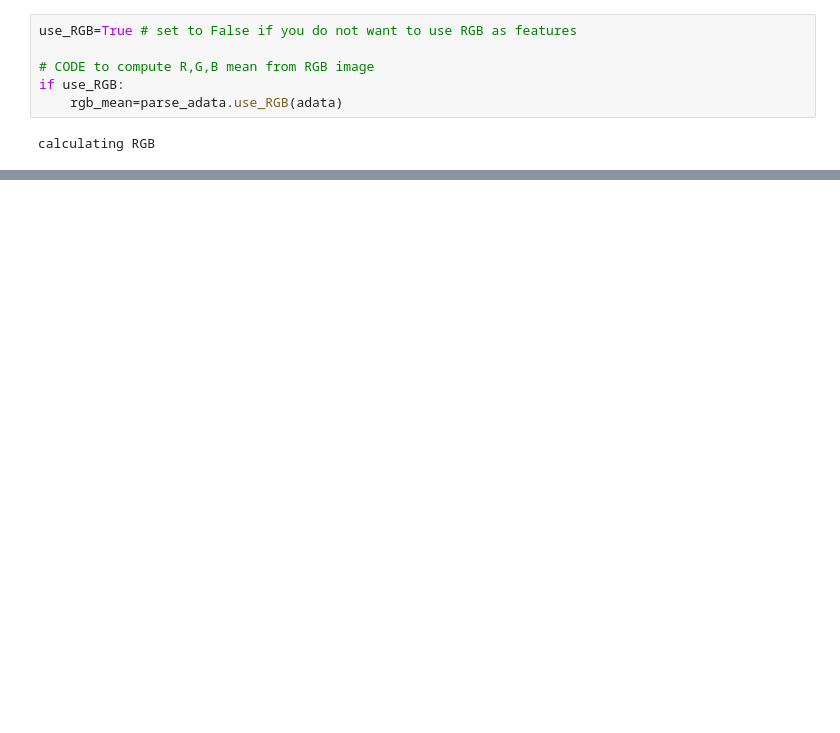
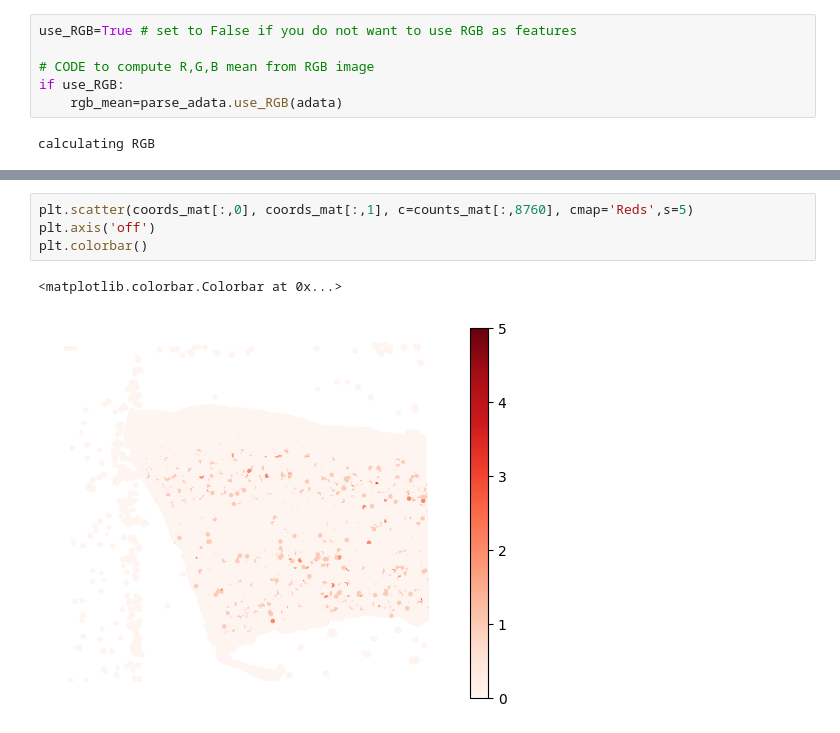
Before and after one commit to ScheWann/Loom, a Jupyter notebook: Python/gaston_tutorial.ipynb, the cells around one changed output, grey strips where cells are left out. Saved outputs shown, nothing was run; the diff lists cells and outputs as text; blank space fills up the shorter version.

```diff
--- a/Python/gaston_tutorial.ipynb
+++ b/Python/gaston_tutorial.ipynb
@@ -71 +90,8 @@ calculating RGB
+# %%
+plt.scatter(coords_mat[:,0], coords_mat[:,1], c=counts_mat[:,8760], cmap='Reds',s=5)
+plt.axis('off')
+plt.colorbar()
+# %% [output]
+<matplotlib.colorbar.Colorbar at 0x...>
+[figure, added]
 # %%
```
Also changed, not shown: parts of 25 cells of this notebook, 1 other file.
